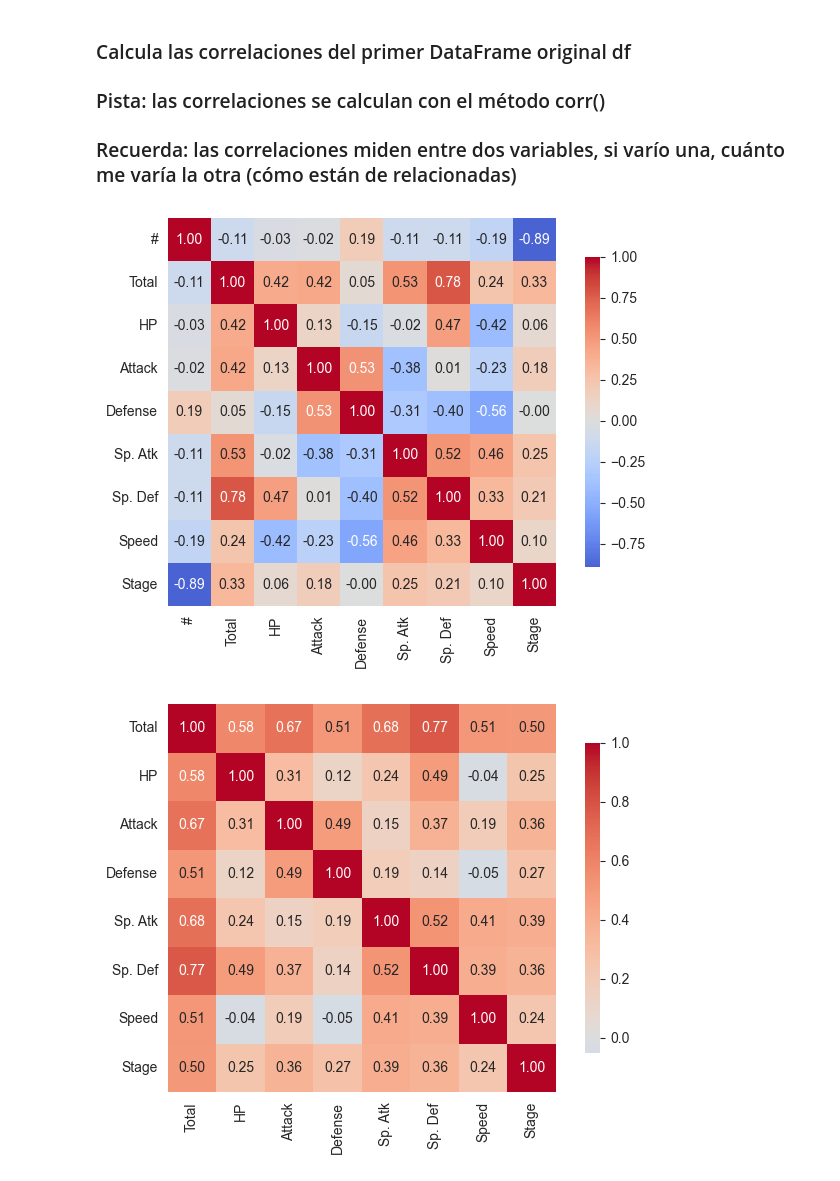
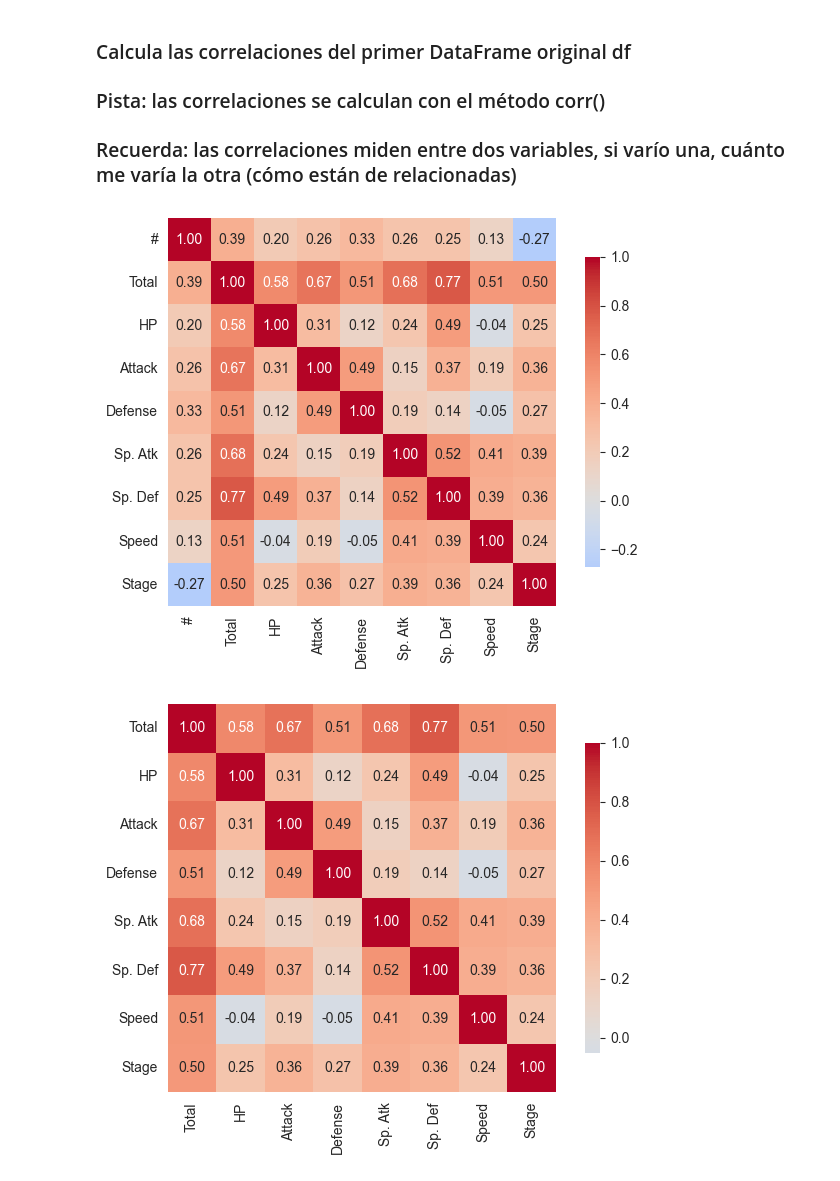
Before and after one commit to Andrea3677/ONLINE_DS_THEBRIDGE_OK, a Jupyter notebook: 2-Data_Analysis/6-Visualización/2-Seaborn/Ejercicios/ejercicios_Seaborn_MIO.ipynb, the cells around one changed output. Drawn from its saved outputs; the diff is of its cells as text; code cells hidden in the pictures.

```diff
--- a/2-Data_Analysis/6-Visualización/2-Seaborn/Ejercicios/ejercicios_Seaborn_MIO.ipynb
+++ b/2-Data_Analysis/6-Visualización/2-Seaborn/Ejercicios/ejercicios_Seaborn_MIO.ipynb
@@ -247,18 +259,18 @@ sns.swarmplot(data=melted,dodge=True, palette=paleta)
 # %%
 # col_num = pokemon.select_dtypes(include='number').corr()
 
-correlation_matrix = pokemon.select_dtypes(include='number').corr().corr()
+correlation_matrix = pokemon.select_dtypes(include='number').corr()
 sns.heatmap(correlation_matrix,
             annot=True,        # Mostrar los valores numéricos
             cmap='coolwarm',   # Esquema de colores (azul-rojo)
             center=0,          # Centrar en 0
             square=True,       # Celdas cuadradas
             fmt='.2f',         # Formato de 2 decimales
             cbar_kws={'shrink': 0.8})  # Barra de color más pequeña
 plt.tight_layout()
 plt.show()
 # %% [output]
-[figure, old version]
+[figure, new version]
 # %%
 # col_num = pokemon.select_dtypes(include='number').colums
 # correlation_matrix = pokemon[col_num].corr()
```
Also changed, not shown: parts of 15 cells of this notebook, 31 other files.
